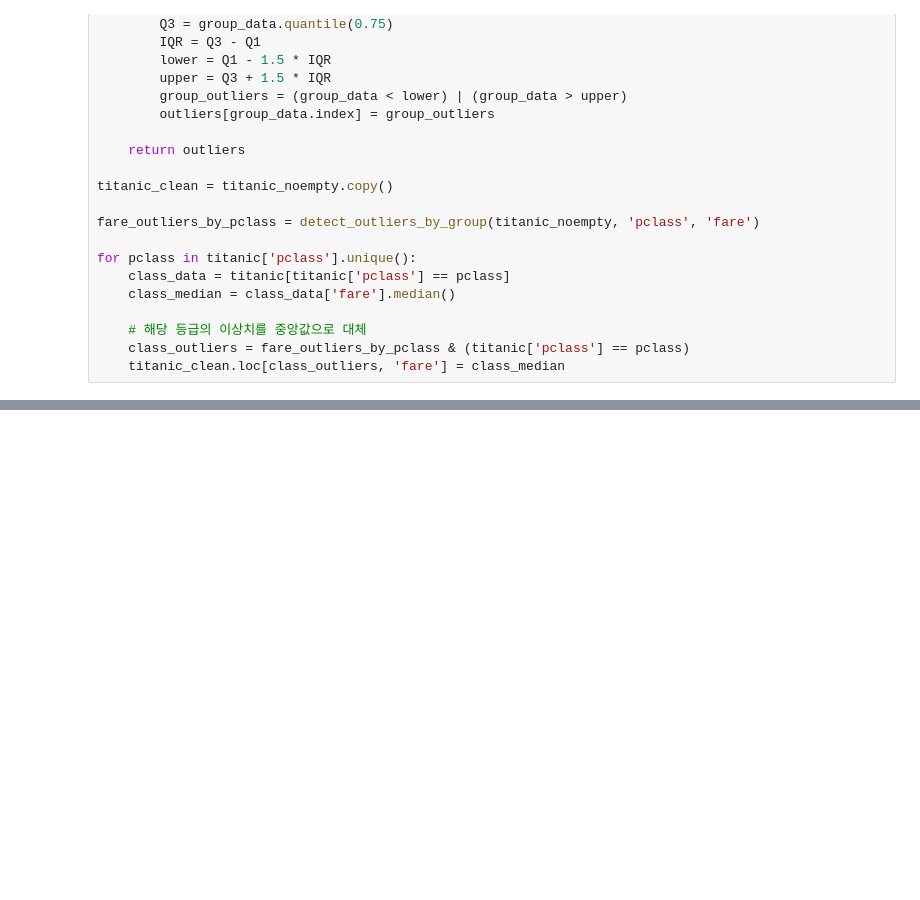
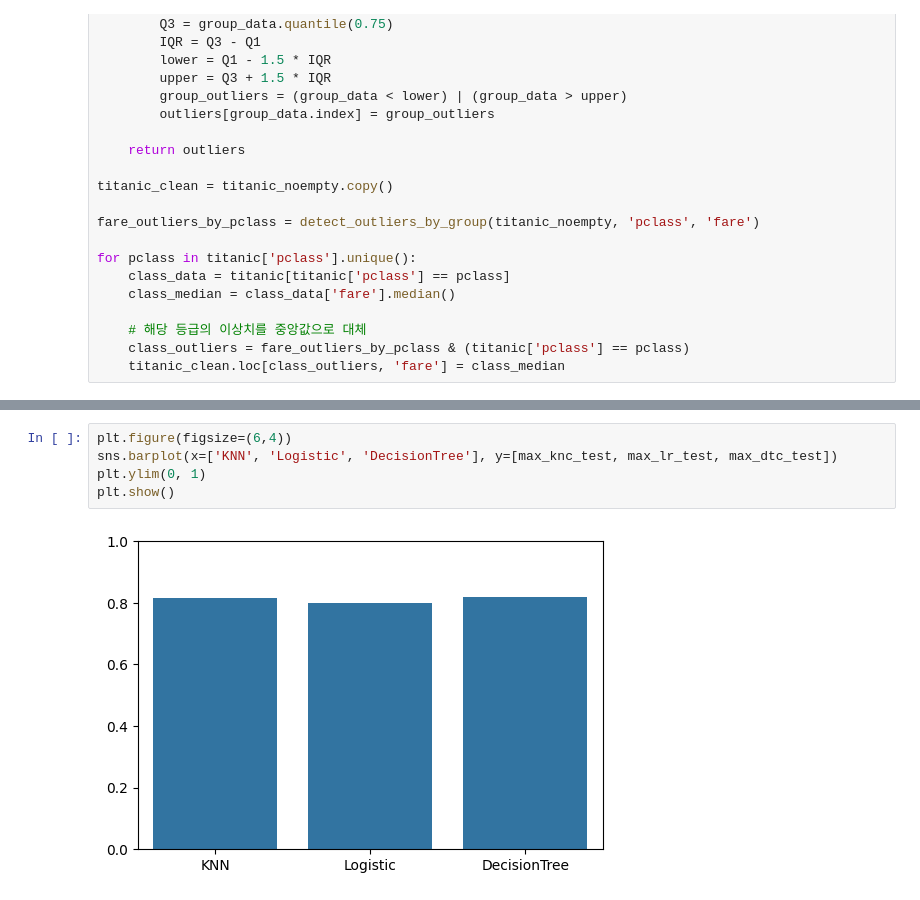
Before and after one commit to krystallinekim/TIL, a Jupyter notebook: Machine_Learning/강의자료/titanic.ipynb, the cells around one changed output, grey strips where cells are left out. Drawn from its saved outputs; the diff is of its cells as text; blank space fills up the shorter version.

```diff
--- a/Machine_Learning/강의자료/titanic.ipynb
+++ b/Machine_Learning/강의자료/titanic.ipynb
@@ -197,0 +269,7 @@ Test score : 0.8161434977578476
+# %%
+plt.figure(figsize=(6,4))
+sns.barplot(x=['KNN', 'Logistic', 'DecisionTree'], y=[max_knc_test, max_lr_test, max_dtc_test])
+plt.ylim(0, 1)
+plt.show()
+# %% [output]
+[figure, added]
```
Also changed, not shown: parts of 21 cells of this notebook.
